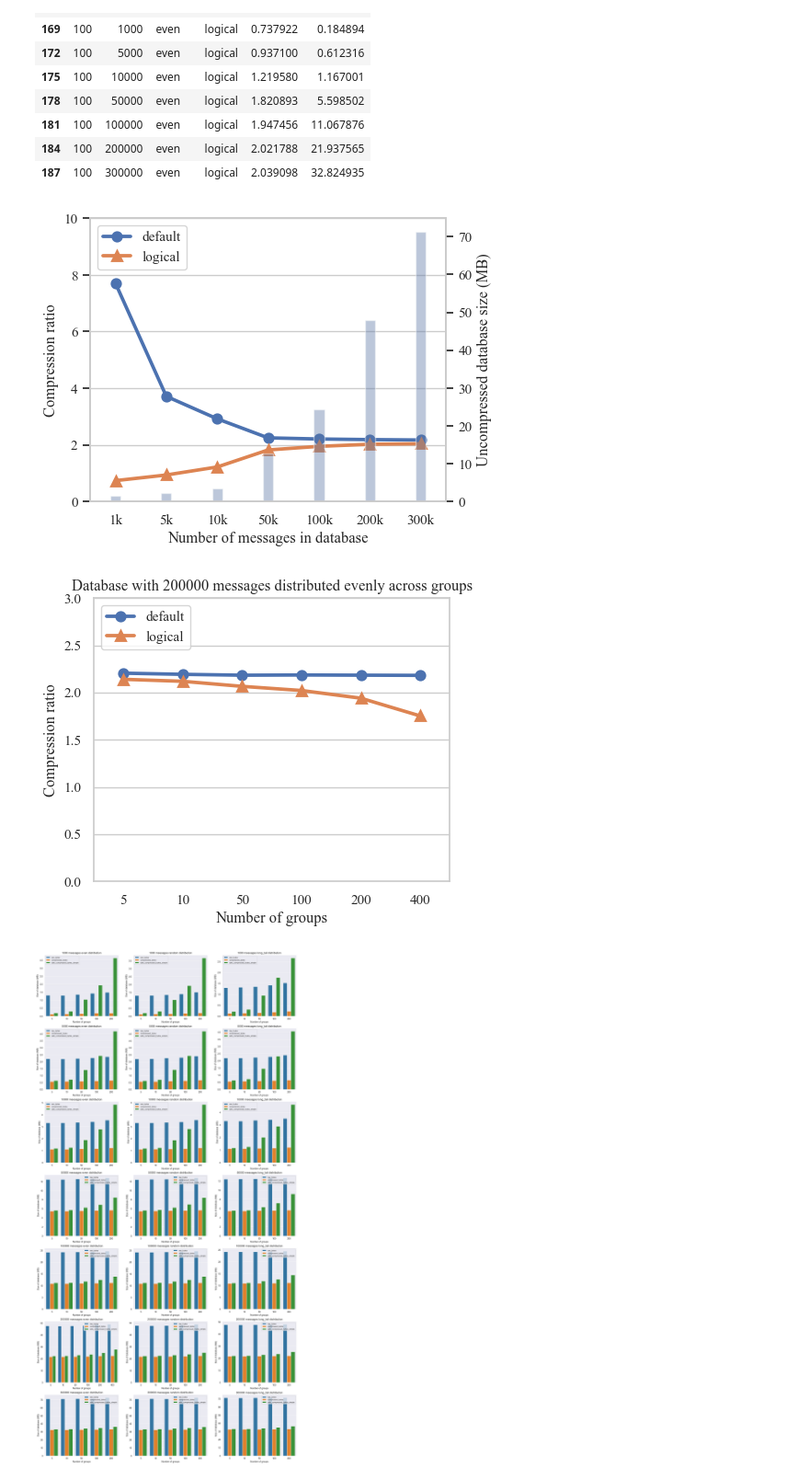
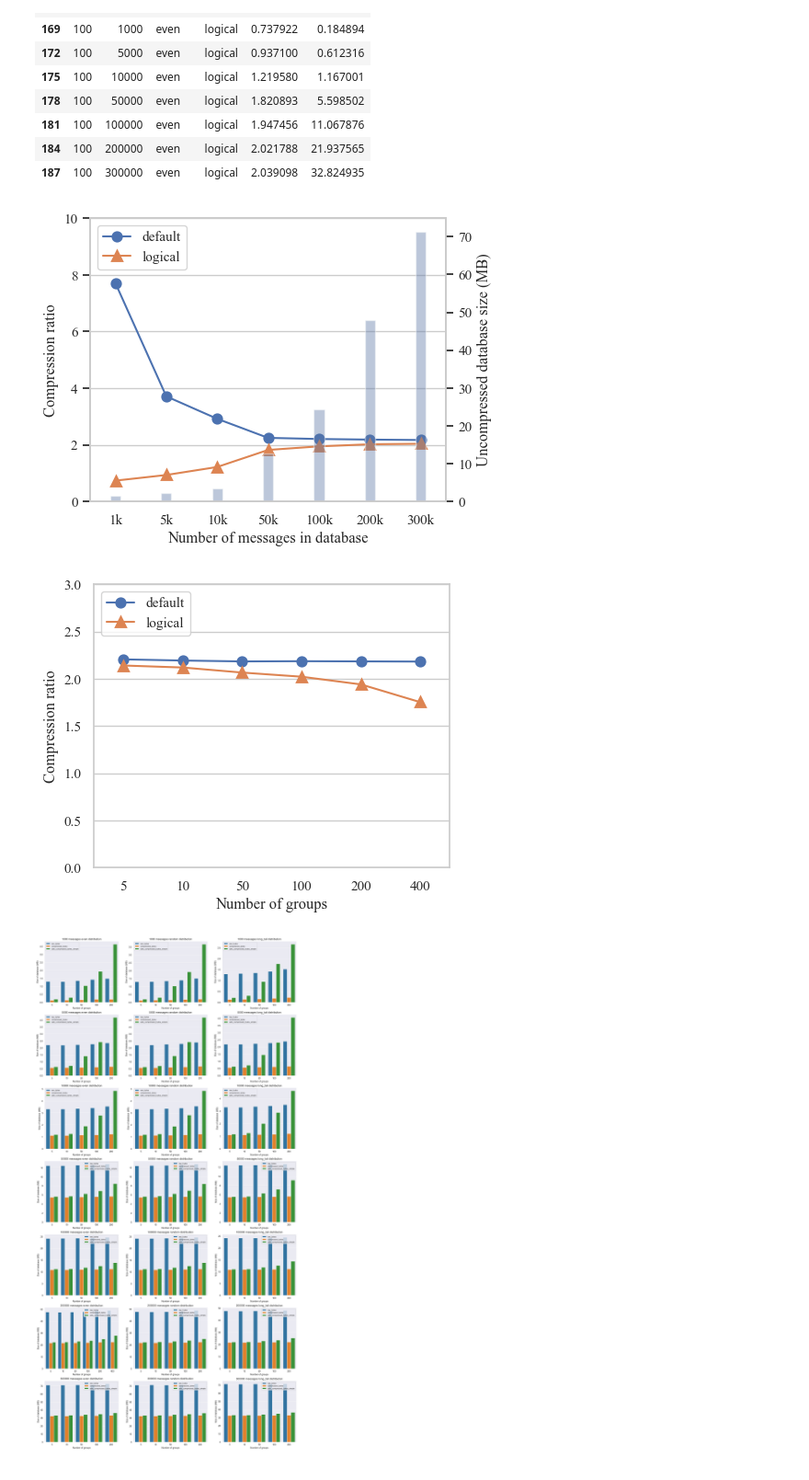
Before and after one commit to AFdrolf/secure-compression-framework-lib, a Jupyter notebook: evaluation/stats/plot_whatsapp_eval.ipynb, the cells around one changed output. Shown at 92% size. Drawn from its saved outputs; the diff is of its cells as text; code cells hidden in the pictures.

Commit message:
Make lines thinner on plots

```diff
--- a/evaluation/stats/plot_whatsapp_eval.ipynb
+++ b/evaluation/stats/plot_whatsapp_eval.ipynb
@@ -73,6 +73,8 @@ ax2.grid(False)
 
 # Compression ratio
 sns.pointplot(ndata[(ndata.dist == "even") & (ndata.n == n)], x="m", y="value", hue="variable", markers=["o", "^", "x"], ax=ax)
+for l in ax.lines:
+    l.set_linewidth(1.5)
 # ax.set_title(f"Database with messages distributed evenly across {n} groups")
 ax.set_ybound(0, 10)
 ax.set_xlabel("Number of messages in database")
@@ -82,30 +84,32 @@ ax.set_xticklabels([f'{int(int(x.get_text())/1000)}k' for x in ax.get_xticklabel
 
 fig.savefig("whatsapp_m_plot.png", dpi=300, bbox_inches='tight')
 # %% [output]
-[figure, old version]
+[figure, new version]
 # %%
 fig = plt.figure(figsize=(5, 4))
 ax= fig.gca()
 # ax2=ax.twinx()
 m = 200000
 
 # Uncompressed size
 # sns.barplot(data[(data.dist == "even") & (data.m == m)], x="n", y="raw_bytes_mb", ax=ax2, width=0.2, alpha=0.4)
 # ax2.set_ylabel("Uncompressed database size (MB)")
 # ax2.grid(False)
 # ax2.set_ybound(0, 65)
 
 # Compression ratio
 sns.pointplot(ndata[(ndata.dist == "even") & (ndata.m == m)], x="n", y="value", hue="variable", markers=["o", "^", "x"], ax=ax)
-ax.set_title(f"Database with {m} messages distributed evenly across groups")
+for l in ax.lines:
+    l.set_linewidth(1.5)
+# ax.set_title(f"Database with {m} messages distributed evenly across groups")
 ax.set_ybound(0, 3)
 ax.set_xlabel("Number of groups")
 ax.set_ylabel("Compression ratio")
 ax.legend(loc="upper left")
 
 fig.savefig("whatsapp_n_plot.png", dpi=300, bbox_inches='tight')
 # %% [output]
-[figure, old version]
+[figure, new version]
 # %%
 fig, axes = plt.subplots(data.m.nunique(), data.dist.nunique(), figsize=(20, 40))
 for i, m in enumerate(data.m.unique()):
```
Also changed, not shown: 5 other files.
